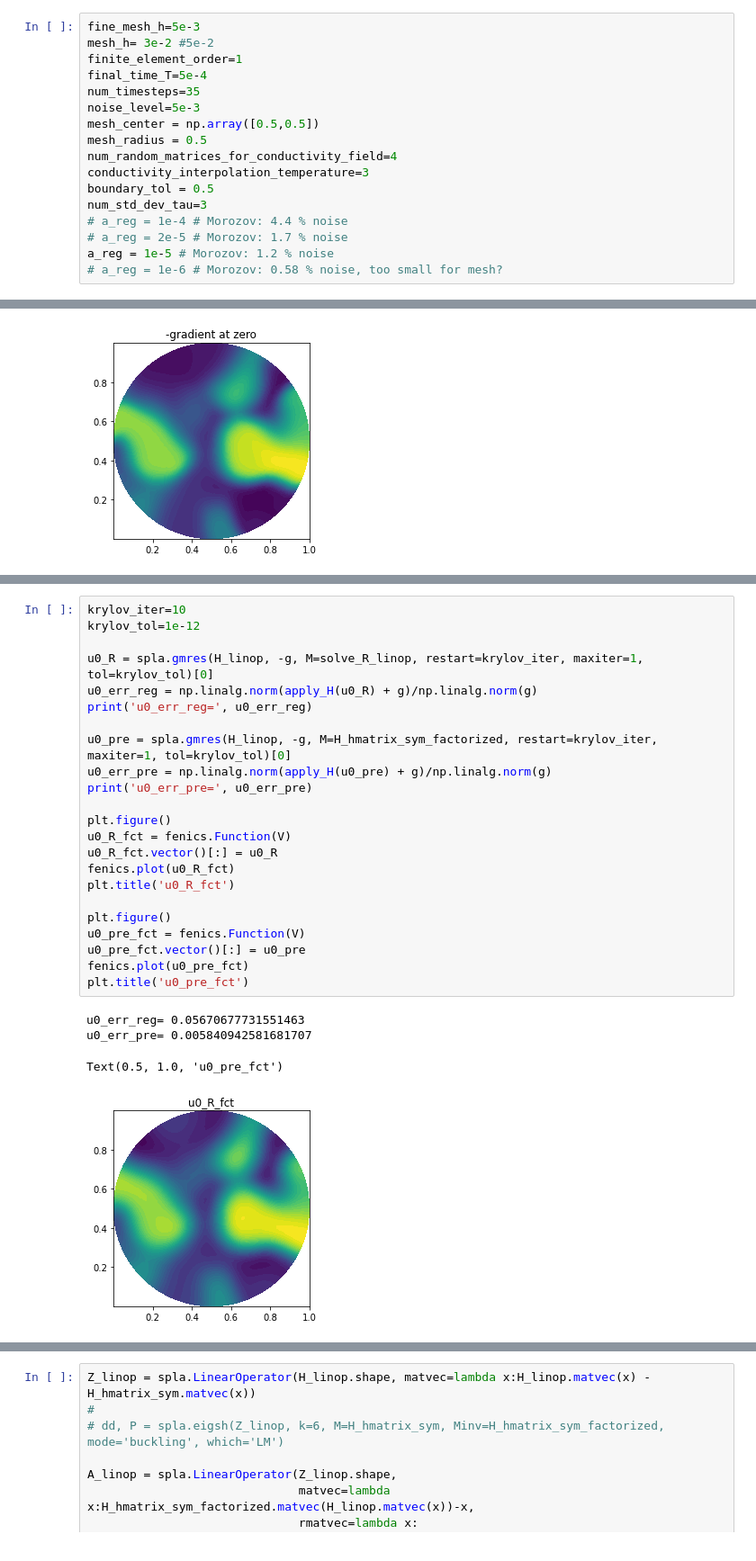
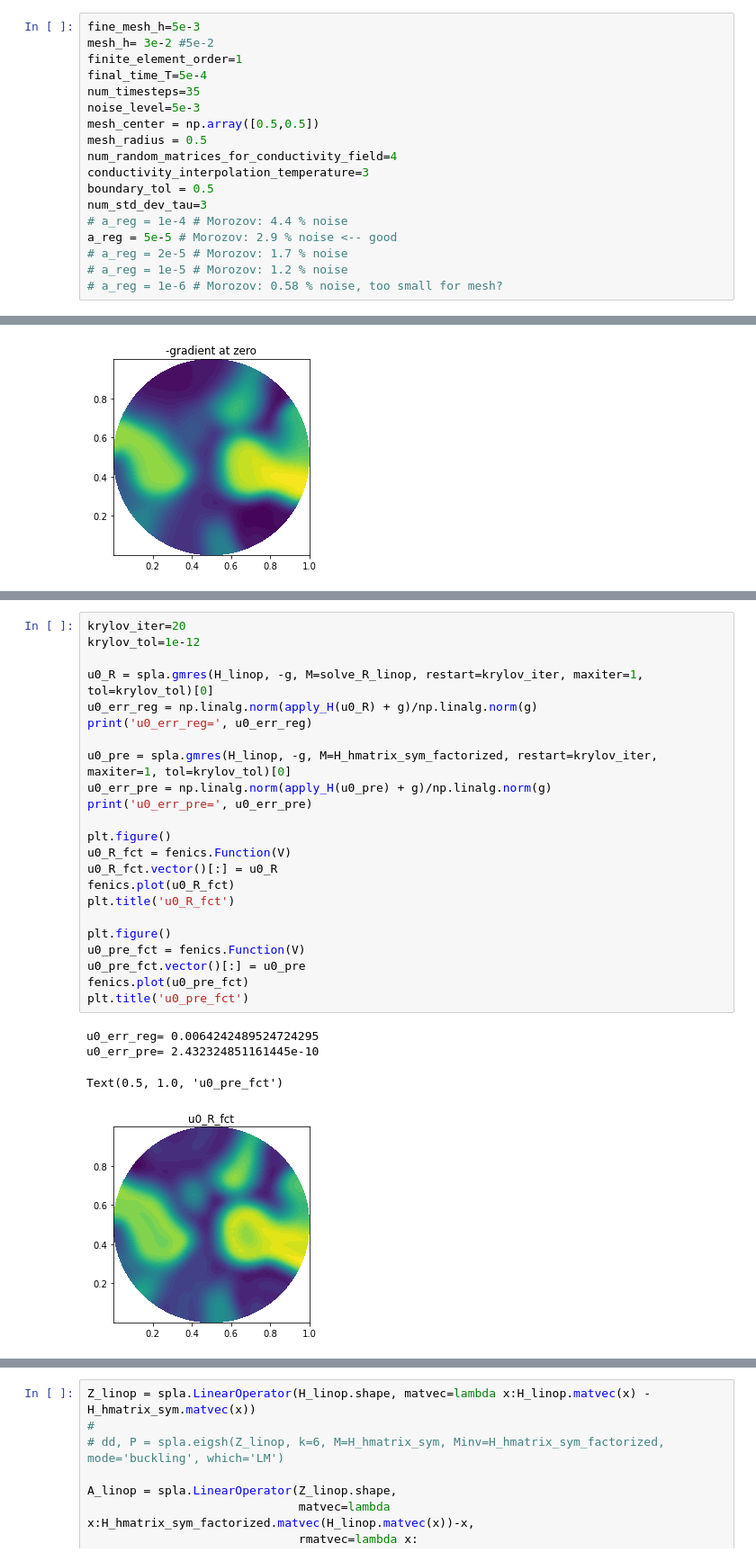
Before and after one commit to NickAlger/localpsf, a Jupyter notebook: code/heat_inverse_problem.ipynb, the cells around one changed output, grey strips where cells are left out. Shown at 90% size. Drawn from its saved outputs; the diff is of its cells as text.

Commit message:
heat inverse problem good

```diff
--- a/code/heat_inverse_problem.ipynb
+++ b/code/heat_inverse_problem.ipynb
@@ -33,8 +33,9 @@ conductivity_interpolation_temperature=3
 boundary_tol = 0.5
 num_std_dev_tau=3
 # a_reg = 1e-4 # Morozov: 4.4 % noise
+a_reg = 5e-5 # Morozov: 2.9 % noise <-- good
 # a_reg = 2e-5 # Morozov: 1.7 % noise
-a_reg = 1e-5 # Morozov: 1.2 % noise
+# a_reg = 1e-5 # Morozov: 1.2 % noise
 # a_reg = 1e-6 # Morozov: 0.58 % noise, too small for mesh?
 # %%
 np.random.seed(1)
@@ -615,28 +616,28 @@ morozov_relative_noise_level= 0.01161741283022669
 # %%
-krylov_iter=10
+krylov_iter=20
 krylov_tol=1e-12
 
 u0_R = spla.gmres(H_linop, -g, M=solve_R_linop, restart=krylov_iter, maxiter=1, tol=krylov_tol)[0]
 u0_err_reg = np.linalg.norm(apply_H(u0_R) + g)/np.linalg.norm(g)
 print('u0_err_reg=', u0_err_reg)
 
 u0_pre = spla.gmres(H_linop, -g, M=H_hmatrix_sym_factorized, restart=krylov_iter, maxiter=1, tol=krylov_tol)[0]
 u0_err_pre = np.linalg.norm(apply_H(u0_pre) + g)/np.linalg.norm(g)
 print('u0_err_pre=', u0_err_pre)
 
 plt.figure()
 u0_R_fct = fenics.Function(V)
 u0_R_fct.vector()[:] = u0_R
 fenics.plot(u0_R_fct)
 plt.title('u0_R_fct')
 
 plt.figure()
 u0_pre_fct = fenics.Function(V)
 u0_pre_fct.vector()[:] = u0_pre
 fenics.plot(u0_pre_fct)
 plt.title('u0_pre_fct')
 # %% [output]
-u0_err_reg= 0.05670677731551463
-u0_err_pre= 0.005840942581681707
+u0_err_reg= 0.0064242489524724295
+u0_err_pre= 2.432324851161445e-10
 Text(0.5, 1.0, 'u0_pre_fct')
-[figure, old version]
+[figure, new version]
```
Also changed, not shown: parts of 8 cells of this notebook.
